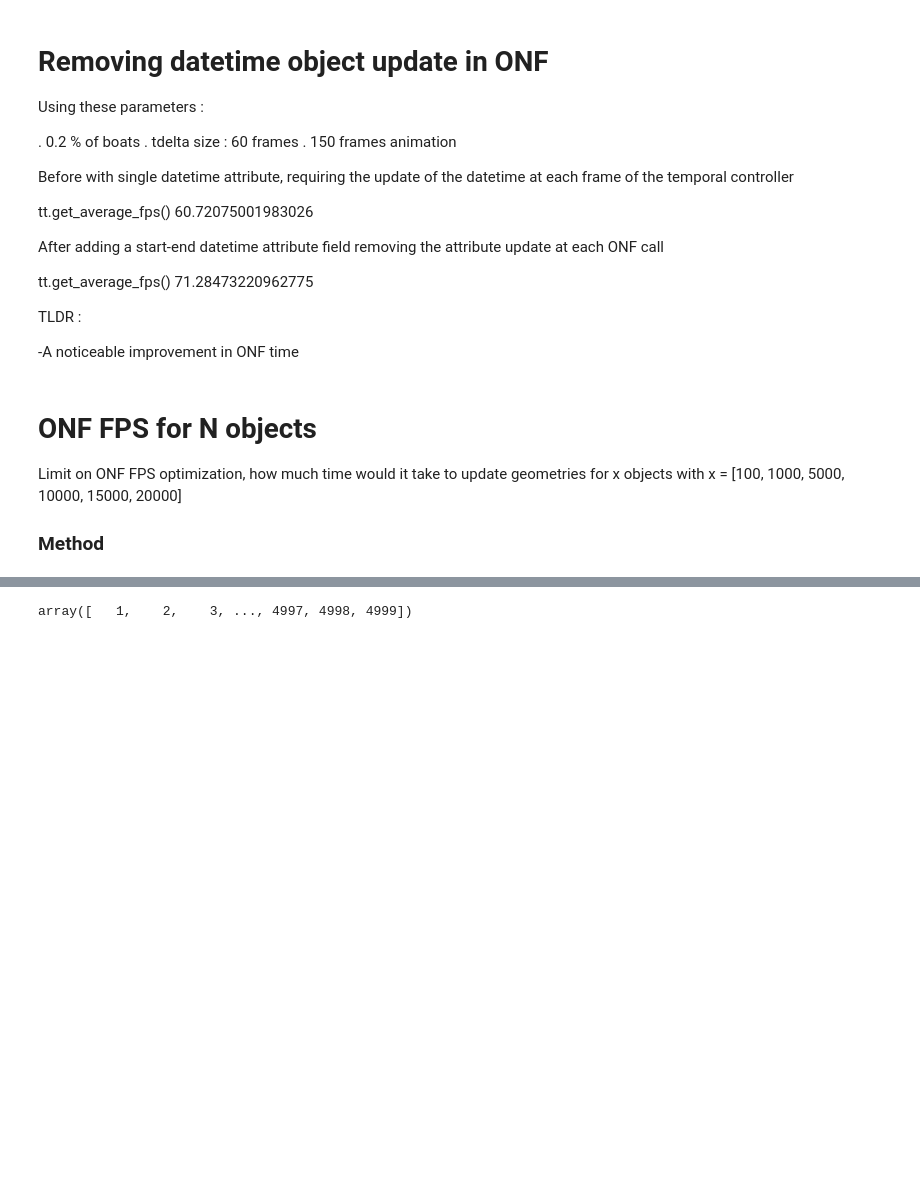
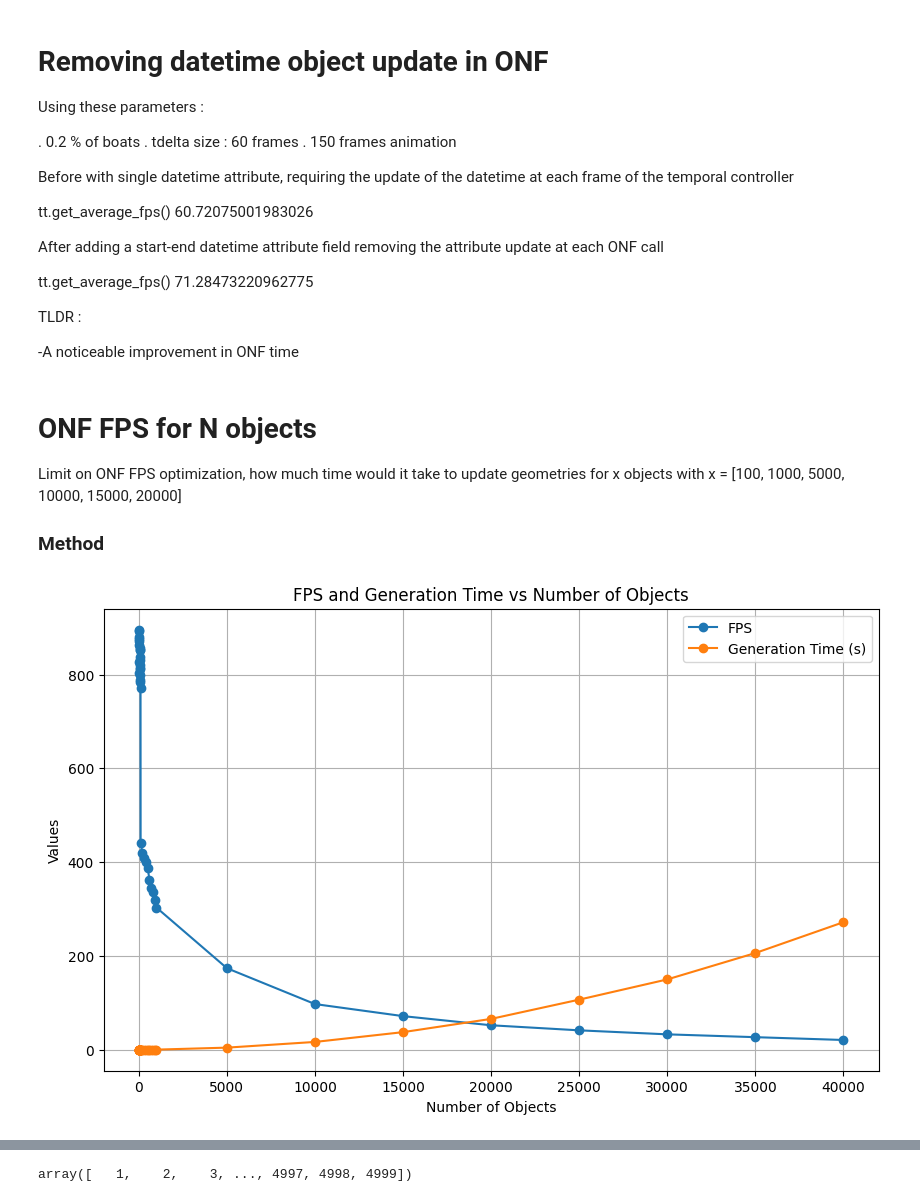
Before and after one commit to amanzer/QGIS-MobilityDB, a Jupyter notebook: experiment10_memory_profiling/benchmarks.ipynb, the cells around one changed output, grey strips where cells are left out. Cells and saved outputs as stored; diff of their text form; code cells hidden in the pictures; blank space fills up the shorter version.

Commit message:
Huge fix : using dataprovider addfeature vs vlayer addfeatures creates the initial features instantly
New plot for the FPS bound regarding ONF

```diff
--- a/experiment10_memory_profiling/benchmarks.ipynb
+++ b/experiment10_memory_profiling/benchmarks.ipynb
@@ -182,0 +223,22 @@ for i, x in enumerate(x):
+# %%
+import matplotlib.pyplot as plt
+
+num_objects = list(results.keys())
+fps_values = [v[0] for v in results.values()]
+generation_times = [v[1] for v in results.values()]
+
+# Plotting
+plt.figure(figsize=(10, 6))
+
+plt.plot(num_objects, fps_values, label='FPS', marker='o')
+plt.plot(num_objects, generation_times, label='Generation Time (s)', marker='o')
+
+plt.xlabel('Number of Objects')
+plt.ylabel('Values')
+plt.title('FPS and Generation Time vs Number of Objects')
+plt.legend()
+plt.grid(True)
+
+plt.show()
+# %% [output]
+[figure, added]
```
Also changed, not shown: parts of 11 cells of this notebook, 6 other files.
